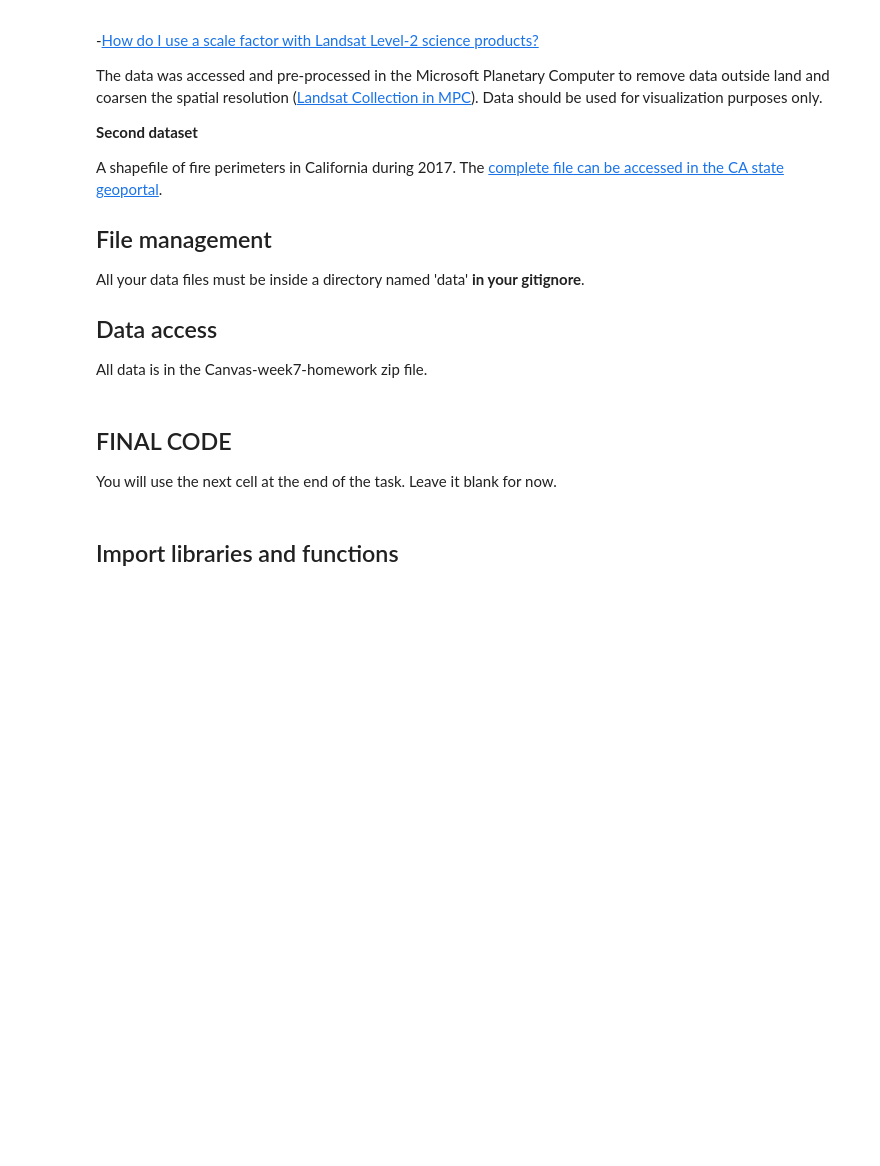
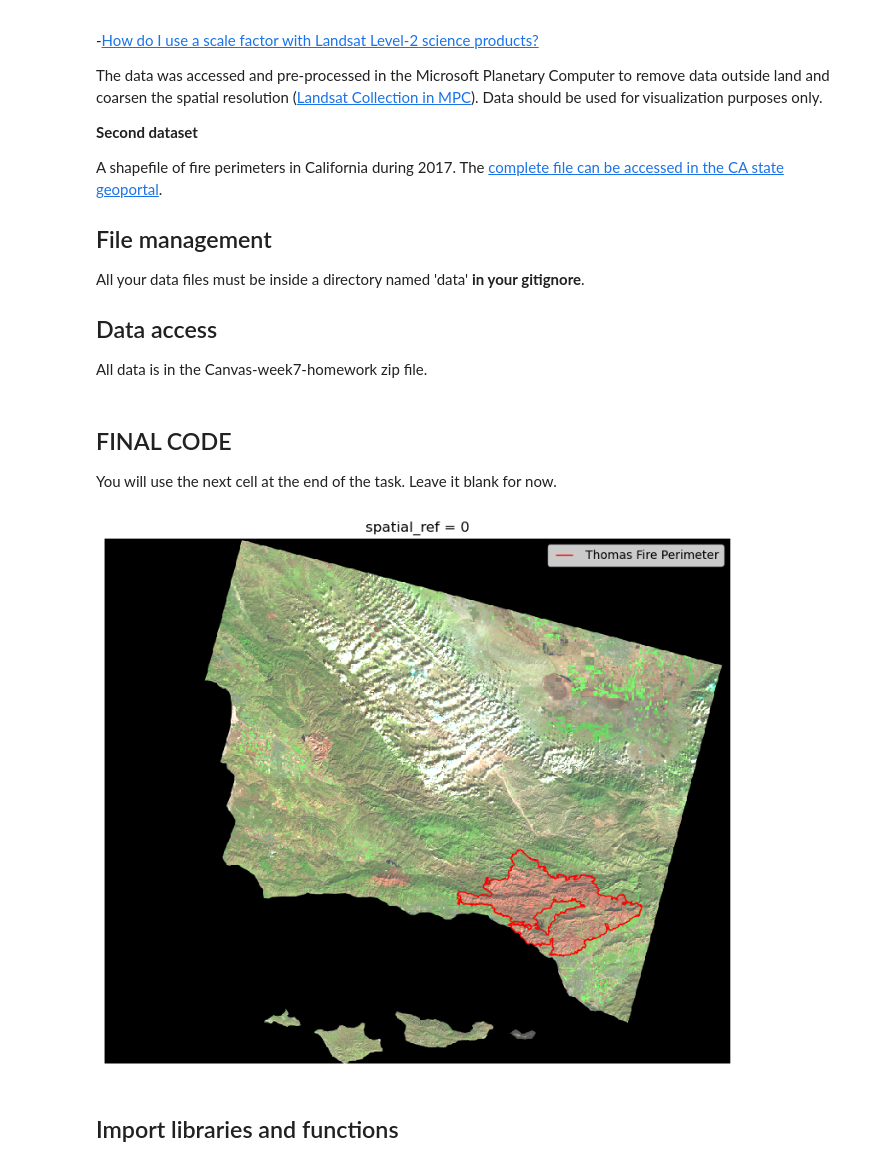
Before and after one commit to annieradams/eds220-hwk4, a Jupyter notebook: hwk4-task2-false-color.ipynb, the cells around one changed output. Cells and saved outputs as stored; diff of their text form; code cells hidden in the pictures; blank space fills up the shorter version.

```diff
--- a/hwk4-task2-false-color.ipynb
+++ b/hwk4-task2-false-color.ipynb
@@ -51,35 +51,62 @@ All data is in the Canvas-week7-homework zip file.
 You will use the next cell at the end of the task. Leave it blank for now.
 # %%
 #-------------------------------------
-#import necessary libraries
 import os
 import numpy as np
 import pandas as pd
 import matplotlib.pyplot as plt
 import matplotlib.patches as mpatches # for creating legends
 import xarray as xr
 import rioxarray as rioxr
 import geopandas as gpd
 from rasterio.features import rasterize #for reasterizing polygons
+import matplotlib.lines as mlines
 
 #-------------------------------------
 
 # read in shapefile of califronia fire perimters
 ca_fire = gpd.read_file('data/California_fire_perimeters_2017/California_Fire_Perimeters_2017.shp')
 #-------------------------------------
 
 #read in landsat data
 landsat_fp = os.path.join(os.getcwd(), 'data','landsat8-2018-01-26-sb-simplified.nc')
 landsat = rioxr.open_rasterio(landsat_fp)
 #-------------------------------------
 
 # drop band dimension to make data 2D
 landsat_2d = landsat.squeeze().drop('band')
 #-------------------------------------
 
 #select only thomas fire perimter
 thomas_fire = ca_fire[ca_fire.FIRE_NAME == "THOMAS"]
 #-------------------------------------
+
+#update crs' to match
+thomas_fire= thomas_fire.to_crs(landsat_2d.rio.crs)
+
+
+
+#plot
+
+fig, ax = plt.subplots(figsize = (12,8)) # set figure size and axis
+ax.axis('off') # turn x and y axis off
+
+# -------------------------
+landsat_2d[['swir22','nir08', 'red']].to_array().plot.imshow(ax = ax,robust = True)
+thomas_fire.plot(ax = ax,color = 'None', edgecolor = 'red') # plot california map with black outline
+thomas_line = mlines.Line2D([], [], color='red', marker='_', # make legend have triangle #update legend name and marker
+                          markersize=15, label='Thomas Fire Perimeter', linestyle = 'None')
+
+#---------------------------
+
+# create legend
+ax.legend(handles = [thomas_line], frameon = True, loc = 'upper right') # add legend in upper right corner
+
+#---------------------------
+
+plt.show()  # show plot
+# %% [output]
+[figure, added]
 # %% [markdown]
 ## Import libraries and functions
 # %%
```
Also changed, not shown: parts of 5 cells of this notebook, 1 other file.
